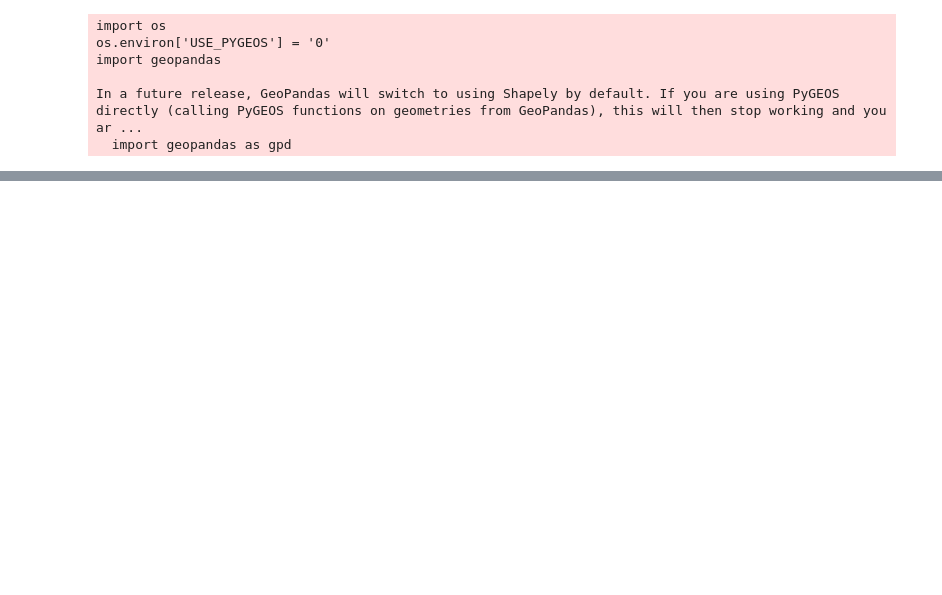
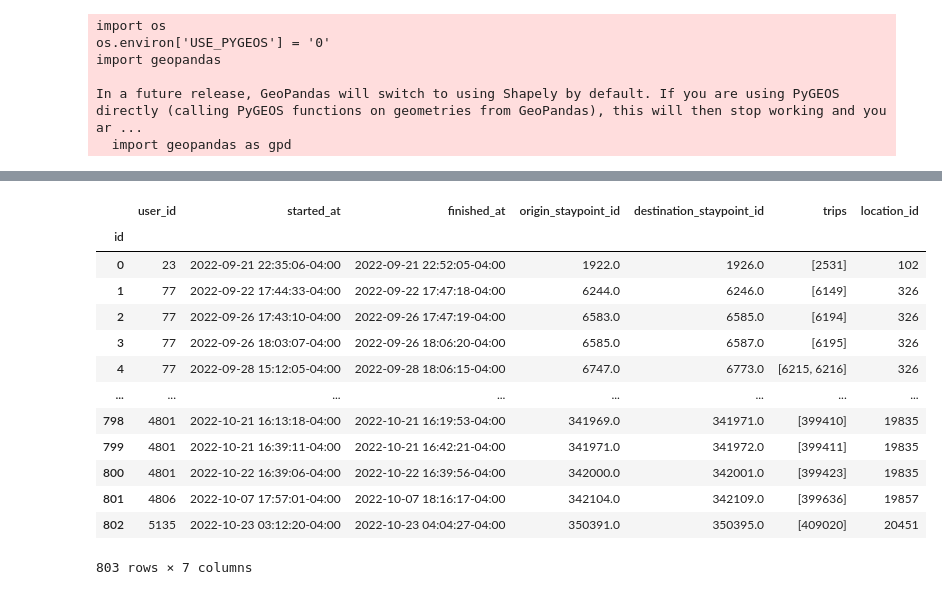
Before and after one commit to superoctober1213/GPS-Data-Travel-Survey, a Jupyter notebook: trip_inference.ipynb, the cells around one changed output, grey strips where cells are left out. Cells and saved outputs as stored; diff of their text form; code cells hidden in the pictures; blank space fills up the shorter version.

```diff
--- a/trip_inference.ipynb
+++ b/trip_inference.ipynb
@@ -12,0 +16,3 @@ In a future release, GeoPandas will switch to using Shapely by default. If you a
+# %%
+# remove none location id
+new_sp.dropna(subset=['location_id'], inplace=True)
@@ -14,0 +43,17 @@ new_sp, new_tpls, trips = ti.preprocessing.triplegs.generate_trips(staypoints= s
+# %%
+tour
+# %% [output]
+|  | user_id | started_at | finished_at | origin_staypoint_id | destination_staypoint_id | trips | location_id |
+| id |  |  |  |  |  |  |  |
+| 0 | 23 | 2022-09-21 22:35:06-04:00 | 2022-09-21 22:52:05-04:00 | 1922.0 | 1926.0 | [2531] | 102 |
+| 1 | 77 | 2022-09-22 17:44:33-04:00 | 2022-09-22 17:47:18-04:00 | 6244.0 | 6246.0 | [6149] | 326 |
+| 2 | 77 | 2022-09-26 17:43:10-04:00 | 2022-09-26 17:47:19-04:00 | 6583.0 | 6585.0 | [6194] | 326 |
+| 3 | 77 | 2022-09-26 18:03:07-04:00 | 2022-09-26 18:06:20-04:00 | 6585.0 | 6587.0 | [6195] | 326 |
+| 4 | 77 | 2022-09-28 15:12:05-04:00 | 2022-09-28 18:06:15-04:00 | 6747.0 | 6773.0 | [6215, 6216] | 326 |
+| ... | ... | ... | ... | ... | ... | ... | ... |
+| 798 | 4801 | 2022-10-21 16:13:18-04:00 | 2022-10-21 16:19:53-04:00 | 341969.0 | 341971.0 | [399410] | 19835 |
+| 799 | 4801 | 2022-10-21 16:39:11-04:00 | 2022-10-21 16:42:21-04:00 | 341971.0 | 341972.0 | [399411] | 19835 |
+| 800 | 4801 | 2022-10-22 16:39:06-04:00 | 2022-10-22 16:39:56-04:00 | 342000.0 | 342001.0 | [399423] | 19835 |
+| 801 | 4806 | 2022-10-07 17:57:01-04:00 | 2022-10-07 18:16:17-04:00 | 342104.0 | 342109.0 | [399636] | 19857 |
+| 802 | 5135 | 2022-10-23 03:12:20-04:00 | 2022-10-23 04:04:27-04:00 | 350391.0 | 350395.0 | [409020] | 20451 |
+803 rows × 7 columns
```
Also changed, not shown: parts of 7 cells of this notebook.
